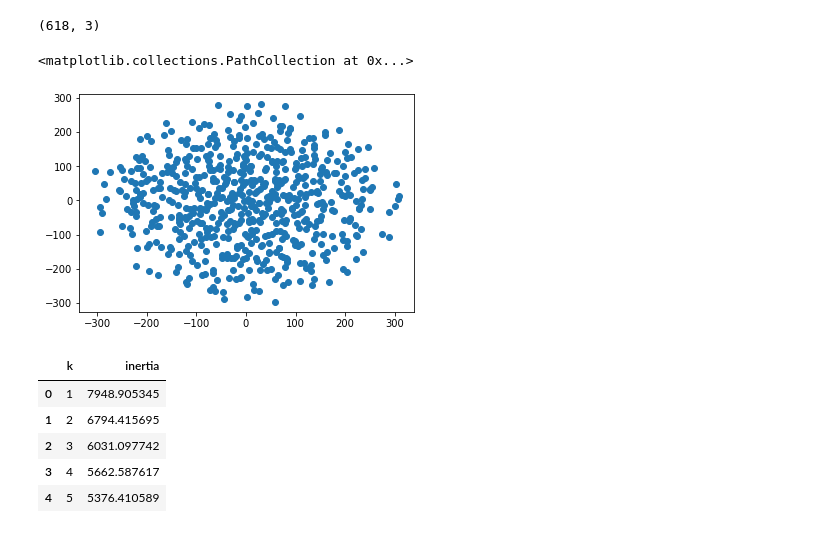
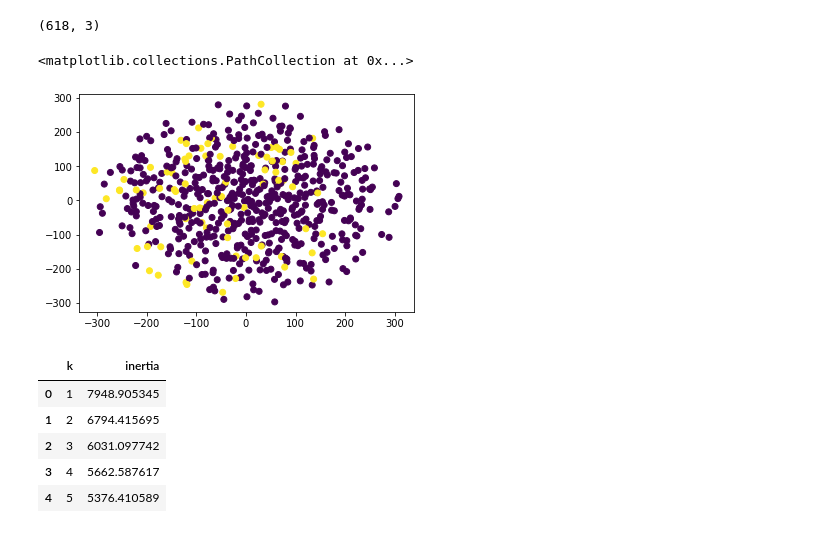
Before and after one commit to Connor4455/unsupervised-machine-learning-challenge, a Jupyter notebook: myopia.ipynb, the cells around one changed output. Drawn from its saved outputs; the diff is of its cells as text; code cells hidden in the pictures.

```diff
--- a/myopia.ipynb
+++ b/myopia.ipynb
@@ -20,0 +25,3 @@ df.head()
+# %%
+labels = df['MYOPIC']
+labels.value_counts().nunique()
@@ -65,10 +74,10 @@ tsne_features.shape
 # %% [output]
 (618, 3)
 # %%
-plt.scatter(tsne_features[:,0],tsne_features[:,1])
+plt.scatter(tsne_features[:,0],tsne_features[:,1], c=labels)
 # %% [output]
 <matplotlib.collections.PathCollection at 0x...>
-[figure, old version]
+[figure, new version]
 # %%
 inertia = []
 k = list(range(1, 11))
```
Also changed, not shown: parts of 3 cells of this notebook.
